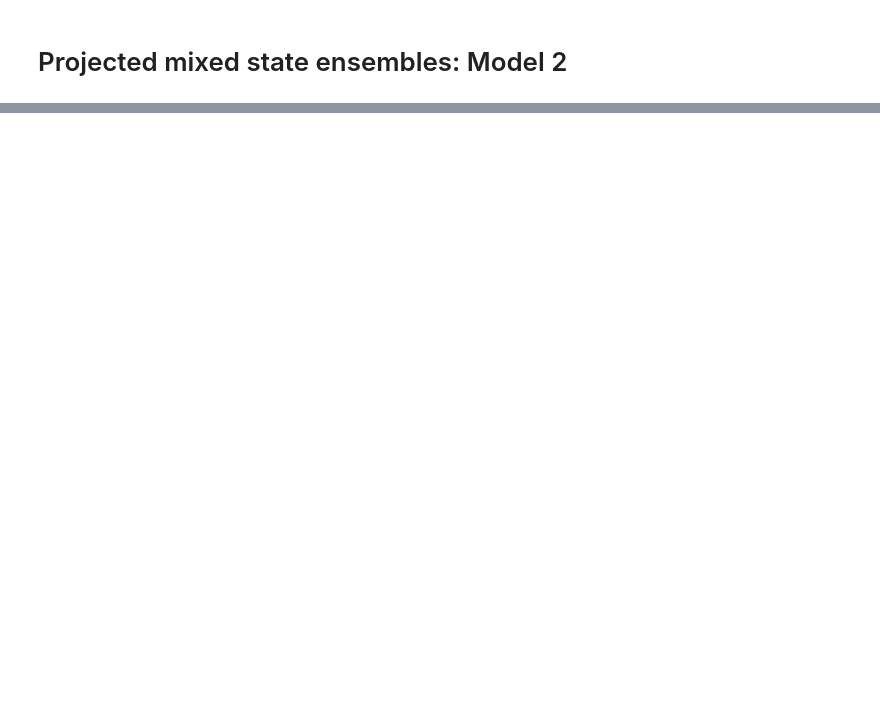
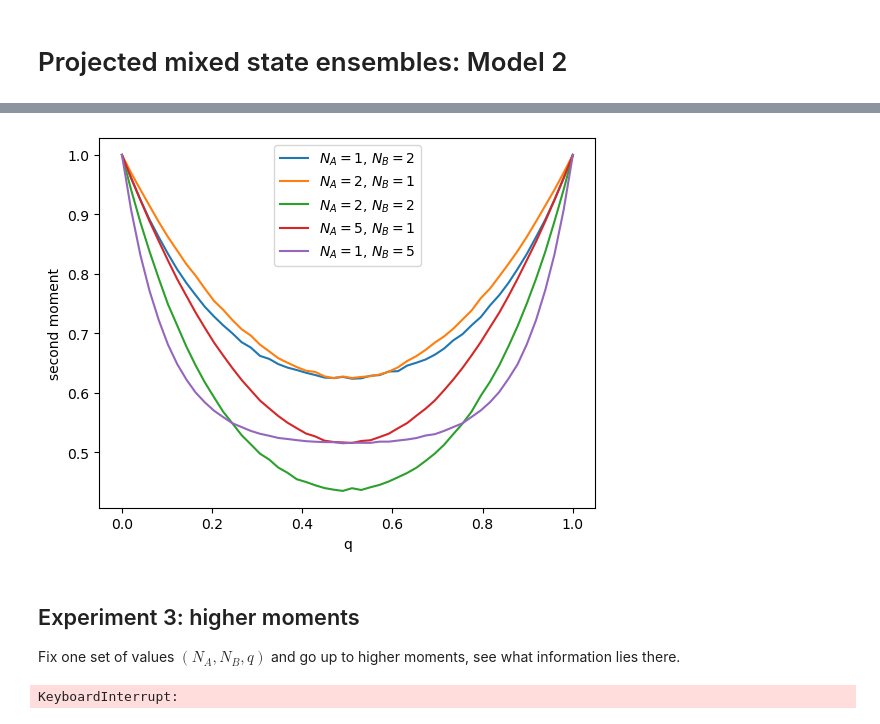
Before and after one commit to DaanTimmers/Summer_23, a Jupyter notebook: projected_faulty_measurement.ipynb, the cells around one changed output, grey strips where cells are left out. Drawn from its saved outputs; the diff is of its cells as text; code cells hidden in the pictures; blank space fills up the shorter version.

```diff
--- a/projected_faulty_measurement.ipynb
+++ b/projected_faulty_measurement.ipynb
@@ -114,0 +521,69 @@ for j in range(10):
+# %%
+fig = plt.figure()
+plt.plot(qs, purities_12, label='$N_A = 1$, $N_B = 2$')
+plt.plot(qs, purities_21, label='$N_A = 2$, $N_B = 1$')
+plt.plot(qs, purities_22, label='$N_A = 2$, $N_B = 2$')
+plt.plot(qs, purities_51, label='$N_A = 5$, $N_B = 1$')
+plt.plot(qs, purities_15, label='$N_A = 1$, $N_B = 5$')
+plt.legend(loc='upper center')
+plt.xlabel('q')
+plt.ylabel('second moment')
+plt.show()
+# %% [output]
+[figure, added]
+# %% [markdown]
+## Experiment 3: higher moments
+
+Fix one set of values $(N_A, N_B, q)$ and go up to higher moments, see what information lies there.
+# %%
+'''
+N_A = 3
+N_B = 7
+q = 0.1
+reps = 10000
+
+traces = np.zeros(reps)
+purities = np.zeros(reps)
+thirds = np.zeros(reps)
+fourths = np.zeros(reps)
+fifths = np.zeros(reps)
+sixths = np.zeros(reps)
+sevenths = np.zeros(reps)
+
+for rep in range(reps):
+    Psi = random_state(2**(N_A + N_B))
+    Projected_ensemble = Get_PrEns(Psi, N_A, N_B)
+
+
+    Mixed_ensemble = Get_MixEns(Projected_ensemble, N_A, N_B, q)
+
+    trace = 0
+    purity = 0
+    third = 0
+    fourth = 0
+    fifth = 0
+    sixth = 0
+    seventh = 0
+
+    for j in range(len(Mixed_ensemble)):
+        p = Mixed_ensemble[j][0]
+        rho = Mixed_ensemble[j][1]
+        trace += p * np.trace(rho)
+        purity += p * np.trace(rho @ rho)
+        third += p * np.trace(rho @ rho @ rho)
+        fourth += p * np.trace(rho @ rho @ rho @ rho)
+        fifth += p * np.trace(rho @ rho @ rho @ rho @ rho)
+        sixth += p * np.trace(rho @ rho @ rho @ rho @ rho @ rho)
+        seventh += p * np.trace(rho @ rho @ rho @ rho @ rho @ rho @ rho)
+
+    traces[rep] = np.real(trace)
+    purities[rep] = np.real(purity)
+    thirds[rep] = np.real(third)
+    fourths[rep] = np.real(fourth)
+    fifths[rep] = np.real(fifth)
+    sixths[rep] = np.real(sixth)
+    sevenths[rep] = np.real(seventh)
+
+    '''
+# %% [output]
+KeyboardInterrupt:
```
Also changed, not shown: parts of 10 cells of this notebook, 3 other files.
